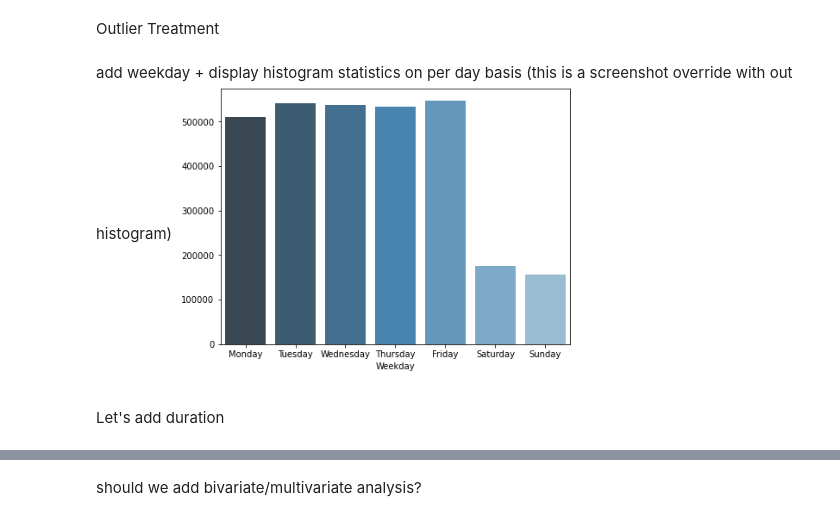
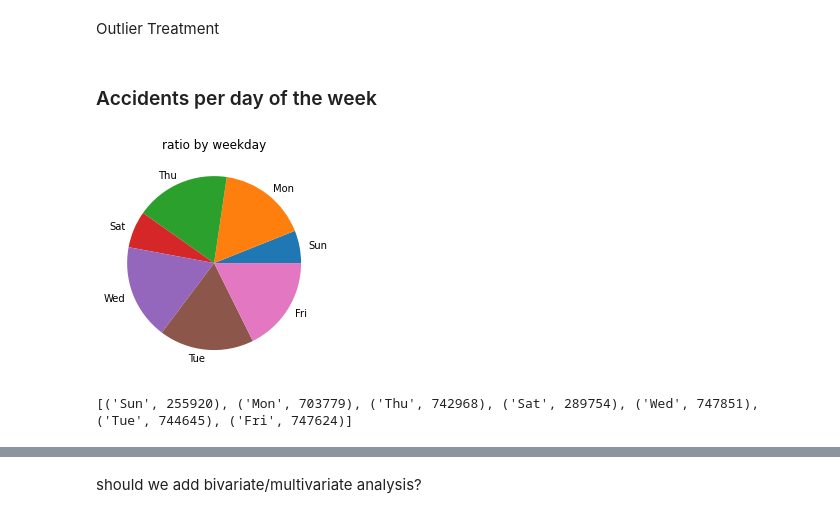
Before and after one commit to glebgalkin/SOEN471Winter, a Jupyter notebook: US Accidents technical analysis and regression.ipynb, the cells around one changed output, grey strips where cells are left out. Saved outputs shown, nothing was run; the diff lists cells and outputs as text; code cells hidden in the pictures.

```diff
--- a/US Accidents technical analysis and regression.ipynb
+++ b/US Accidents technical analysis and regression.ipynb
@@ -120,11 +120,6 @@ wind analysis
 us states analysis. Maybe just do regressions per state to reach better results since authorities mostly care about data within their state and not their neighbour's state
 # %% [markdown]
 Outlier Treatment
-# %% [markdown]
-add weekday + display histogram statistics on per day basis (this is a screenshot override with out histogram)
-![image.png](attachment:image.png)
-# %% [markdown]
-Let's add duration
 # %%
 root_accidents_data = root_accidents_data.withColumn('year', sql_func.date_format(root_accidents_data.Start_Time, 'y'))\
     .withColumn('year', col('year').cast(IntegerType()))
@@ -136,2 +130,4 @@ root_accidents_data = root_accidents_data.withColumn('weekday', sql_func.date_fo
 root_accidents_data = root_accidents_data.withColumn('hour_minutes', \
     sql_func.date_format(root_accidents_data.Start_Time, 'H')*60 + sql_func.date_format(root_accidents_data.Start_Time, 'm'))
+# %% [markdown]
+### Accidents per day of the week
@@ -137,0 +136,5 @@ root_accidents_data = root_accidents_data.withColumn('hour_minutes', \
+# %%
+display_piechart_of_column(root_accidents_data, 'weekday')
+# %% [output]
+[figure, added]
+[('Sun', 255920), ('Mon', 703779), ('Thu', 742968), ('Sat', 289754), ('Wed', 747851), ('Tue', 744645), ('Fri', 747624)]
```
Also changed, not shown: parts of 17 cells of this notebook, 1 other file.
